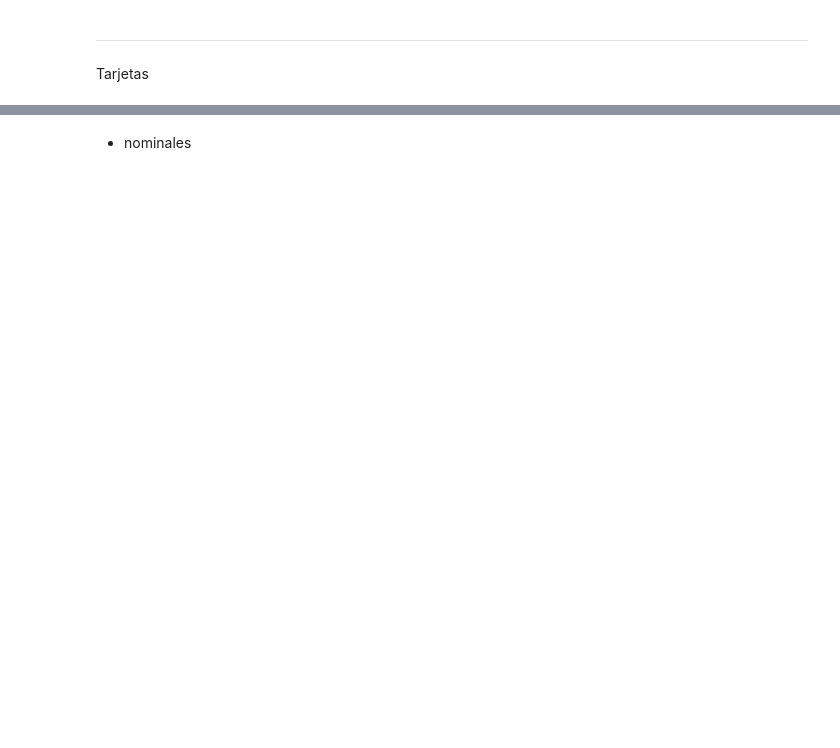
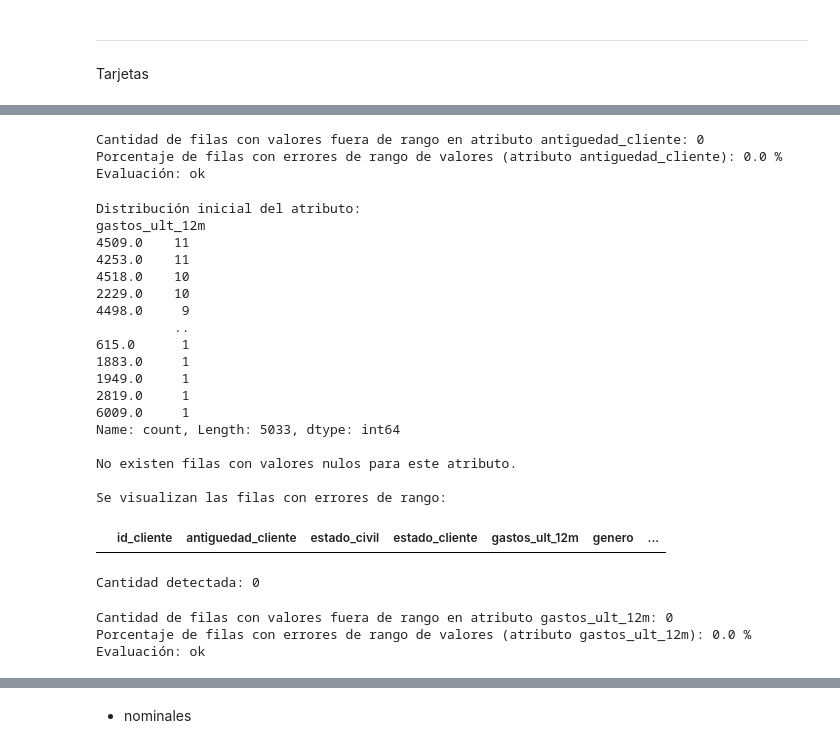
Before and after one commit to araquevi/13MBID, a Jupyter notebook: notebooks/comprension_datos/CD03-Verificacion-calidad.ipynb, the cells around one changed output, grey strips where cells are left out. Cells and saved outputs as stored; diff of their text form; code cells hidden in the pictures; blank space fills up the shorter version.

```diff
--- a/notebooks/comprension_datos/CD03-Verificacion-calidad.ipynb
+++ b/notebooks/comprension_datos/CD03-Verificacion-calidad.ipynb
@@ -480,24 +897,81 @@ Tarjetas
+# %%
+def calcular_rangos_valores_antiguedad_cliente():
+    antiguedad_cliente_valores_fuera_rango = resultado.shape[0] + cantidad_nulos
+    print(f"Cantidad de filas con valores fuera de rango en atributo antiguedad_cliente: {antiguedad_cliente_valores_fuera_rango}")
+
+    indicador = (antiguedad_cliente_valores_fuera_rango / cantidad_filas_creditos)
+    print(f"Porcentaje de filas con errores de rango de valores (atributo antiguedad_cliente): {round(indicador * 100, 2)} %")
+
+    if (indicador > RANGOS_VALORES):
+        print('Evaluación: no cumplimiento')
+    else:
+        print('Evaluación: ok')
+
+calcular_rangos_valores_antiguedad_cliente()
+# %% [output]
+Cantidad de filas con valores fuera de rango en atributo antiguedad_cliente: 0
+Porcentaje de filas con errores de rango de valores (atributo antiguedad_cliente): 0.0 %
+Evaluación: ok
 # %%
 #Verificar que los valores de cada atributo se encuentren dentro de los listados anexos
 
-#Atributo: antiguedad_cliente
+#Atributo: gastos_ult_12m
 
-valores = df_tarjetas['antiguedad_cliente'].value_counts() #Conteo de ocurrencias por valor (not-null)
+valores = df_tarjetas['gastos_ult_12m'].value_counts() #Conteo de ocurrencias por valor (not-null)
 print(f"Distribución inicial del atributo: \n{valores}\n")
 
-cantidad_nulos = len(df_tarjetas['antiguedad_cliente']) - df_tarjetas['antiguedad_cliente'].count() # Conteo de nulos
+cantidad_nulos = len(df_tarjetas['gastos_ult_12m']) - df_tarjetas['gastos_ult_12m'].count() # Conteo de nulos
 
 if cantidad_nulos > 0:
     print(f"Cantidad de nulos en el atributo: {cantidad_nulos}\n") # Impresión de la cantidad de nulos
 else:
     print("No existen filas con valores nulos para este atributo.\n")
 
 
 # Se identifica y cuenta a los valores que no cumplen la condición definida
 
-resultado = df_tarjetas[df_tarjetas['antiguedad_cliente'] < 0]
+resultado = df_tarjetas[df_tarjetas['gastos_ult_12m'] < 0]
 
 print("Se visualizan las filas con errores de rango:")
 display(resultado) # Para visualizar las tuplas con valores nulos o erróneos
 
 print(f"Cantidad detectada: {resultado.shape[0]}")
+# %% [output]
+Distribución inicial del atributo:
+gastos_ult_12m
+4509.0    11
+4253.0    11
+4518.0    10
+2229.0    10
+4498.0     9
+          ..
+615.0      1
+1883.0     1
+1949.0     1
+2819.0     1
+6009.0     1
+Name: count, Length: 5033, dtype: int64
+
+No existen filas con valores nulos para este atributo.
+
+Se visualizan las filas con errores de rango:
+|  | id_cliente | antiguedad_cliente | estado_civil | estado_cliente | gastos_ult_12m | genero | ... |
+Cantidad detectada: 0
+# %%
+def calcular_rangos_valores_gastos_ult_12m():
+    gastos_ult_12m_valores_fuera_rango = resultado.shape[0] + cantidad_nulos
+    print(f"Cantidad de filas con valores fuera de rango en atributo gastos_ult_12m: {gastos_ult_12m_valores_fuera_rango}")
+
+    indicador = (gastos_ult_12m_valores_fuera_rango / cantidad_filas_creditos)
+    print(f"Porcentaje de filas con errores de rango de valores (atributo gastos_ult_12m): {round(indicador * 100, 2)} %")
+
+    if (indicador > RANGOS_VALORES):
+        print('Evaluación: no cumplimiento')
+    else:
+        print('Evaluación: ok')
+
+calcular_rangos_valores_gastos_ult_12m()
+# %% [output]
+Cantidad de filas con valores fuera de rango en atributo gastos_ult_12m: 0
+Porcentaje de filas con errores de rango de valores (atributo gastos_ult_12m): 0.0 %
+Evaluación: ok
```
Also changed, not shown: parts of 34 cells of this notebook, 1 other file.
